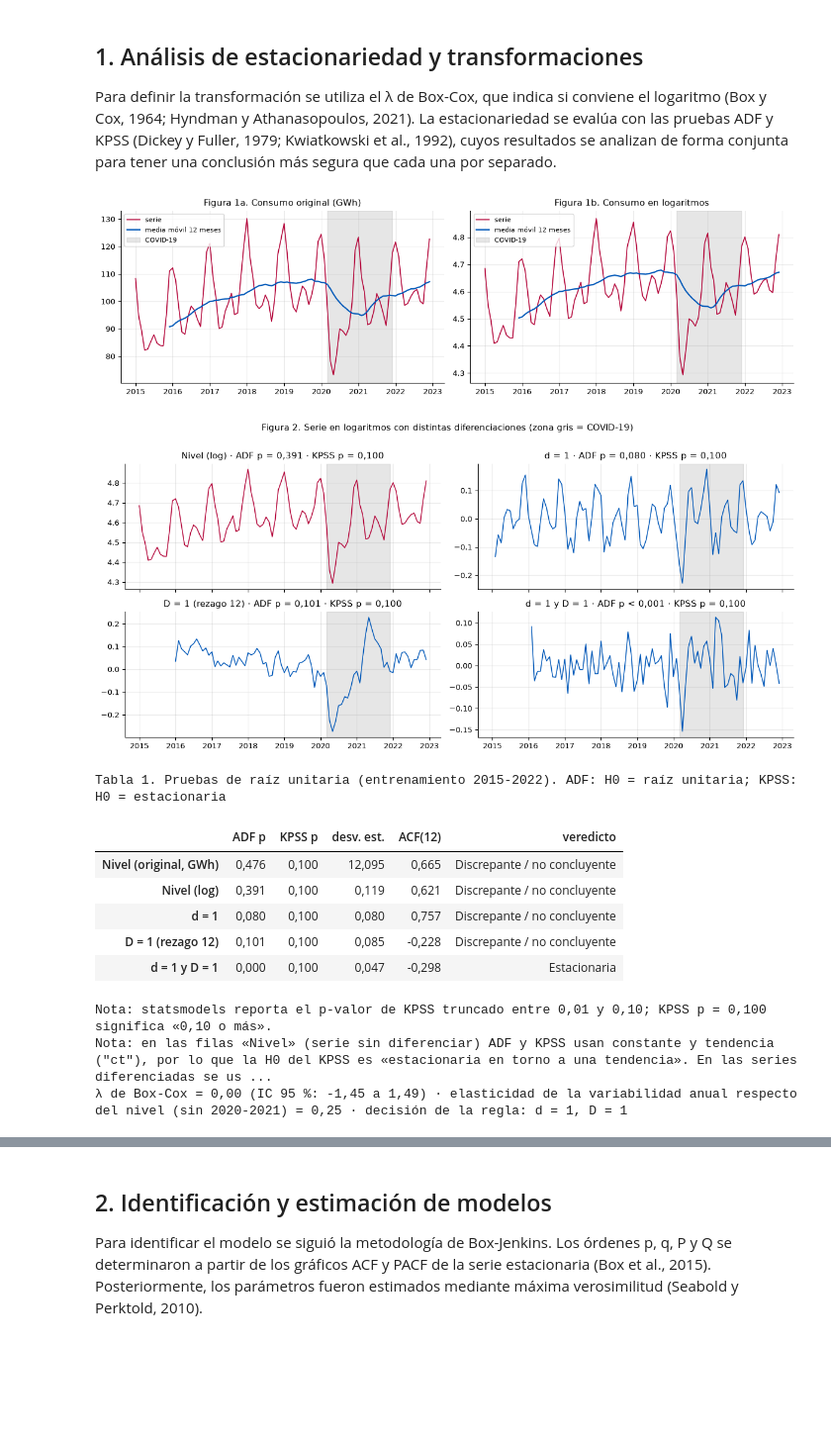
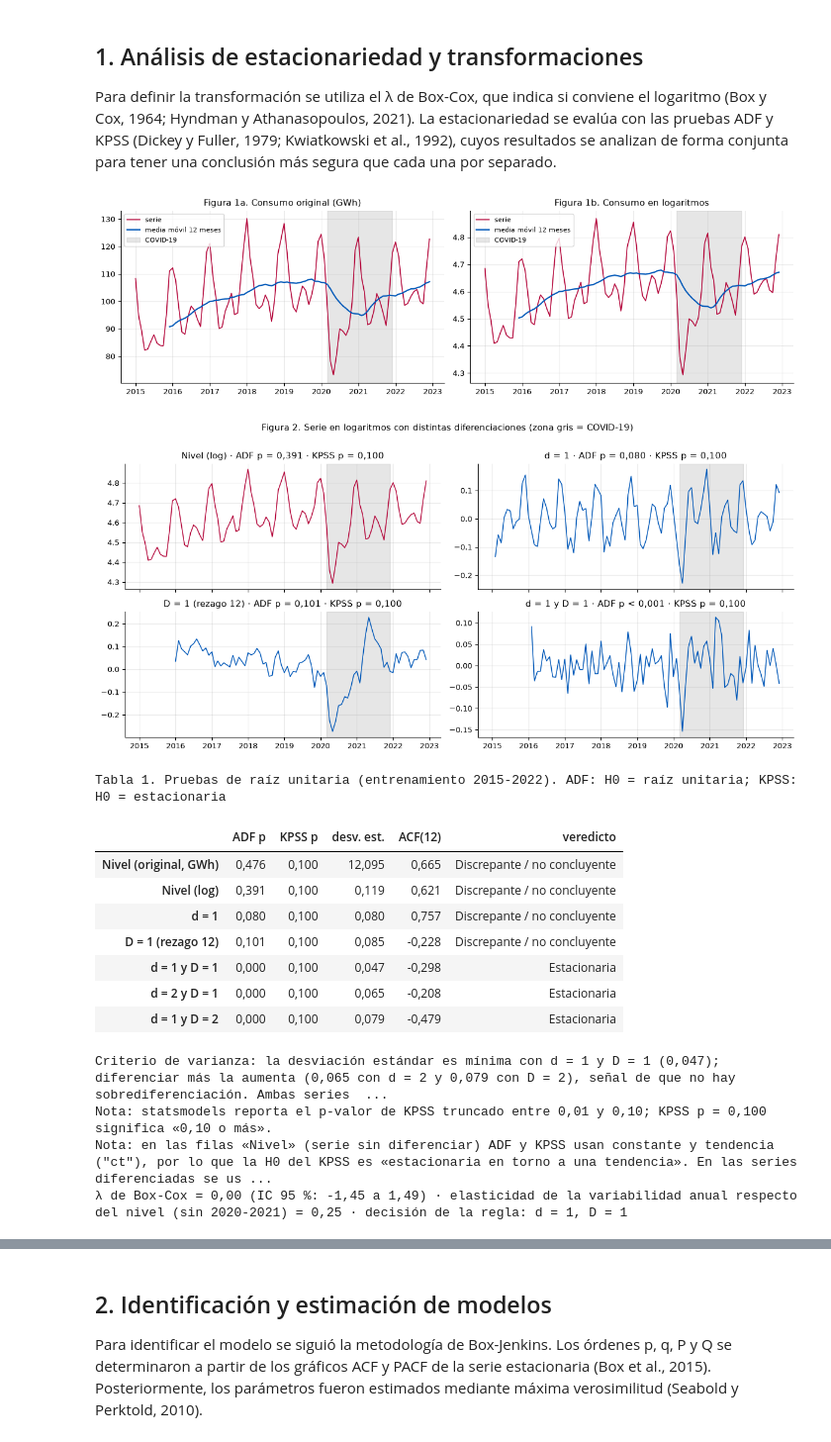
Before and after one commit to robertomoncada-blip/Magister_ciencia_datos, a Jupyter notebook: MCDI505/notebooks/mcdi505_s2rmoncada.ipynb, the cells around one changed output, grey strips where cells are left out. Shown at 99% size. Saved outputs shown, nothing was run; the diff lists cells and outputs as text; code cells hidden in the pictures; blank space fills up the shorter version.

```diff
--- a/MCDI505/notebooks/mcdi505_s2rmoncada.ipynb
+++ b/MCDI505/notebooks/mcdi505_s2rmoncada.ipynb
@@ -116,6 +116,9 @@ def evaluar(x, reg):
 opciones = {(0, 0): ly_train, (1, 0): ly_train.diff(), (0, 1): ly_train.diff(S), (1, 1): ly_train.diff().diff(S)}
 nombres = {(0, 0): "Nivel (log)", (1, 0): "d = 1", (0, 1): "D = 1 (rezago 12)", (1, 1): "d = 1 y D = 1"}
 pruebas = {k: evaluar(v, "ct" if k == (0, 0) else "c") for k, v in opciones.items()}
+# Criterio de varianza: diferenciar más de lo necesario debería aumentar la desviación estándar (no entra en la regla)
+extra = {"d = 2 y D = 1": ly_train.diff().diff().diff(S), "d = 1 y D = 2": ly_train.diff().diff(S).diff(S)}
+pruebas_extra = {k: evaluar(v, "c") for k, v in extra.items()}
 ref_orig = evaluar(y_train, "ct")                            # referencia: serie original sin log
 
 # Regla fijada de antemano: menor diferenciación con veredicto "Estacionaria" y ACF(12) < 0,5
@@ -135,34 +138,43 @@ for ax, serie, tit in zip(axes, [y_train, ly_train], ["Figura 1a. Consumo origin
     ax.set_title(tit); ax.legend(fontsize=8, loc="upper left")
 plt.tight_layout(); plt.show()
 
 # ---- Figura 2: series con las distintas diferenciaciones ----
 fig, axes = plt.subplots(2, 2, figsize=(12, 5.6), sharex=True)
 for ax, (k, serie) in zip(axes.ravel(), opciones.items()):
     ax.plot(serie.dropna(), color=ROJO if k == (0, 0) else AZUL, lw=1.1)
     ax.axvspan(pd.Timestamp("2020-03-01"), pd.Timestamp("2021-12-01"), color=GRIS, alpha=0.25)
     ax.set_title(f"{nombres[k]} · ADF {pp(pruebas[k]['ADF p'])} · KPSS {pp(pruebas[k]['KPSS p'])}")
 fig.suptitle("Figura 2. Serie en logaritmos con distintas diferenciaciones (zona gris = COVID-19)", y=1.01, fontsize=11)
 plt.tight_layout(); plt.show()
 
 # ---- Tabla 1 ----
-tab1 = pd.DataFrame({"Nivel (original, GWh)": ref_orig, **{nombres[k]: v for k, v in pruebas.items()}}).T
+tab1 = pd.DataFrame({"Nivel (original, GWh)": ref_orig, **{nombres[k]: v for k, v in pruebas.items()}, **pruebas_extra}).T
 tab1[["ADF p", "KPSS p", "desv. est.", "ACF(12)"]] = tab1[["ADF p", "KPSS p", "desv. est.", "ACF(12)"]].astype(float).round(3)
 print("Tabla 1. Pruebas de raíz unitaria (entrenamiento 2015-2022). ADF: H0 = raíz unitaria; KPSS: H0 = estacionaria")
 display(tab1)
+sd_sel, sd_d2, sd_D2 = pruebas[(d_sel, D_sel)]["desv. est."], pruebas_extra["d = 2 y D = 1"]["desv. est."], pruebas_extra["d = 1 y D = 2"]["desv. est."]
+adf_extra = [pruebas_extra[k]["ADF p"] for k in pruebas_extra]
+print(f"Criterio de varianza: la desviación estándar es mínima con d = {d_sel} y D = {D_sel} ({c(sd_sel, 3)}); diferenciar más la aumenta "
+      f"({c(sd_d2, 3)} con d = 2 y {c(sd_D2, 3)} con D = 2), señal de que no hay sobrediferenciación."
+      + (f" Ambas series sobrediferenciadas igual pasan ADF ({pp(adf_extra[0])} y {pp(adf_extra[1])}), por lo que esa prueba sola no detecta el exceso."
+         if max(adf_extra) < 0.05 else ""))
 print("Nota: statsmodels reporta el p-valor de KPSS truncado entre 0,01 y 0,10; KPSS p = 0,100 significa «0,10 o más».")
 print("Nota: en las filas «Nivel» (serie sin diferenciar) ADF y KPSS usan constante y tendencia (\"ct\"), por lo que la H0 del KPSS es «estacionaria en torno "
       "a una tendencia». En las series diferenciadas se usa solo constante (\"c\") y la H0 del KPSS es «estacionaria en torno a una constante».")
 print(f"λ de Box-Cox = {c(lam)} (IC 95 %: {c(lam_ic[0])} a {c(lam_ic[1])}) · elasticidad de la variabilidad anual respecto del nivel (sin 2020-2021) = {c(elast)} · decisión de la regla: d = {d_sel}, D = {D_sel}")
 # %% [output]
 [figure]
 [figure]
 Tabla 1. Pruebas de raíz unitaria (entrenamiento 2015-2022). ADF: H0 = raíz unitaria; KPSS: H0 = estacionaria
 |  | ADF p | KPSS p | desv. est. | ACF(12) | veredicto |
 | Nivel (original, GWh) | 0,476 | 0,100 | 12,095 | 0,665 | Discrepante / no concluyente |
 | Nivel (log) | 0,391 | 0,100 | 0,119 | 0,621 | Discrepante / no concluyente |
 | d = 1 | 0,080 | 0,100 | 0,080 | 0,757 | Discrepante / no concluyente |
 | D = 1 (rezago 12) | 0,101 | 0,100 | 0,085 | -0,228 | Discrepante / no concluyente |
 | d = 1 y D = 1 | 0,000 | 0,100 | 0,047 | -0,298 | Estacionaria |
+| d = 2 y D = 1 | 0,000 | 0,100 | 0,065 | -0,208 | Estacionaria |
+| d = 1 y D = 2 | 0,000 | 0,100 | 0,079 | -0,479 | Estacionaria |
+Criterio de varianza: la desviación estándar es mínima con d = 1 y D = 1 (0,047); diferenciar más la aumenta (0,065 con d = 2 y 0,079 con D = 2), señal de que no hay sobrediferenciación. Ambas series  ...
 Nota: statsmodels reporta el p-valor de KPSS truncado entre 0,01 y 0,10; KPSS p = 0,100 significa «0,10 o más».
 Nota: en las filas «Nivel» (serie sin diferenciar) ADF y KPSS usan constante y tendencia ("ct"), por lo que la H0 del KPSS es «estacionaria en torno a una tendencia». En las series diferenciadas se us ...
 λ de Box-Cox = 0,00 (IC 95 %: -1,45 a 1,49) · elasticidad de la variabilidad anual respecto del nivel (sin 2020-2021) = 0,25 · decisión de la regla: d = 1, D = 1
```
Also changed, not shown: parts of 6 cells of this notebook, 3 other files.
